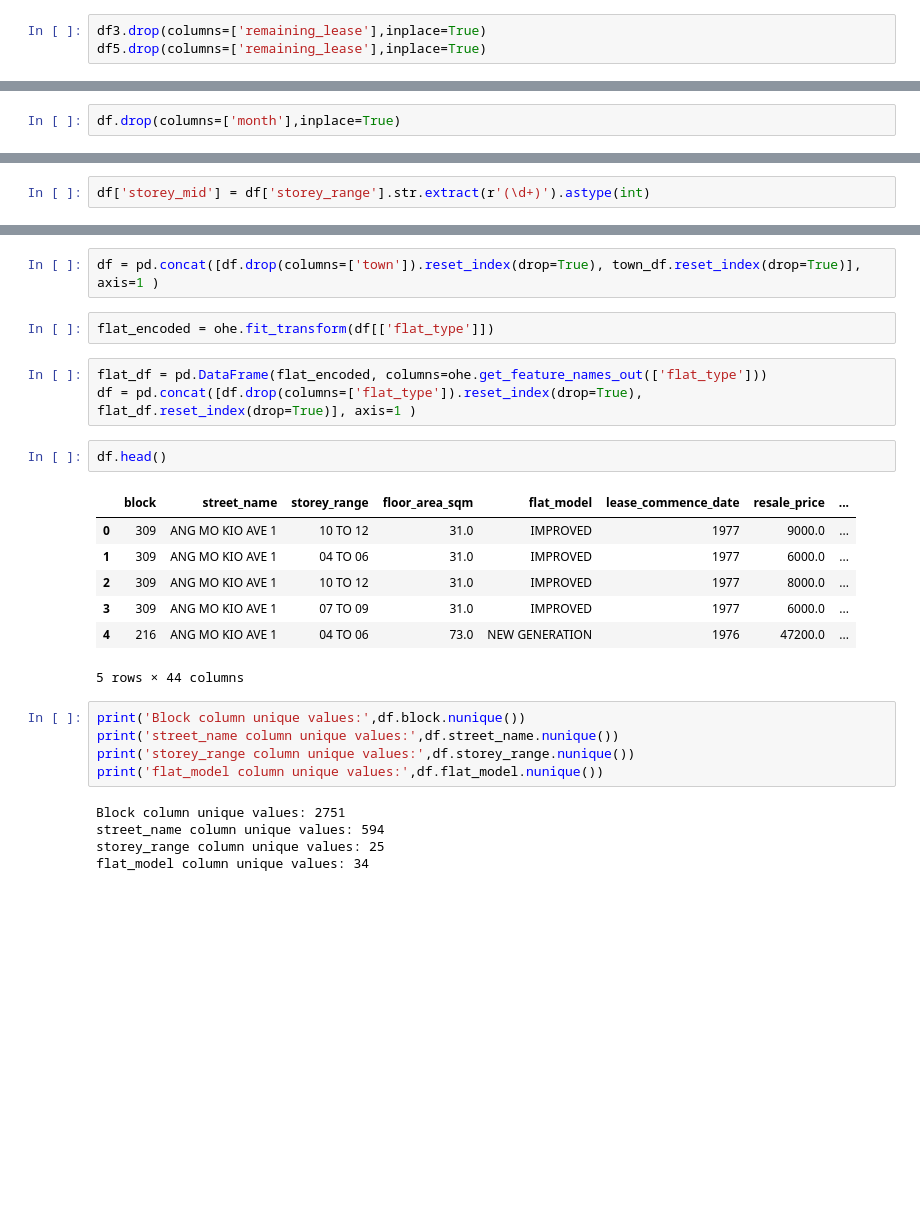
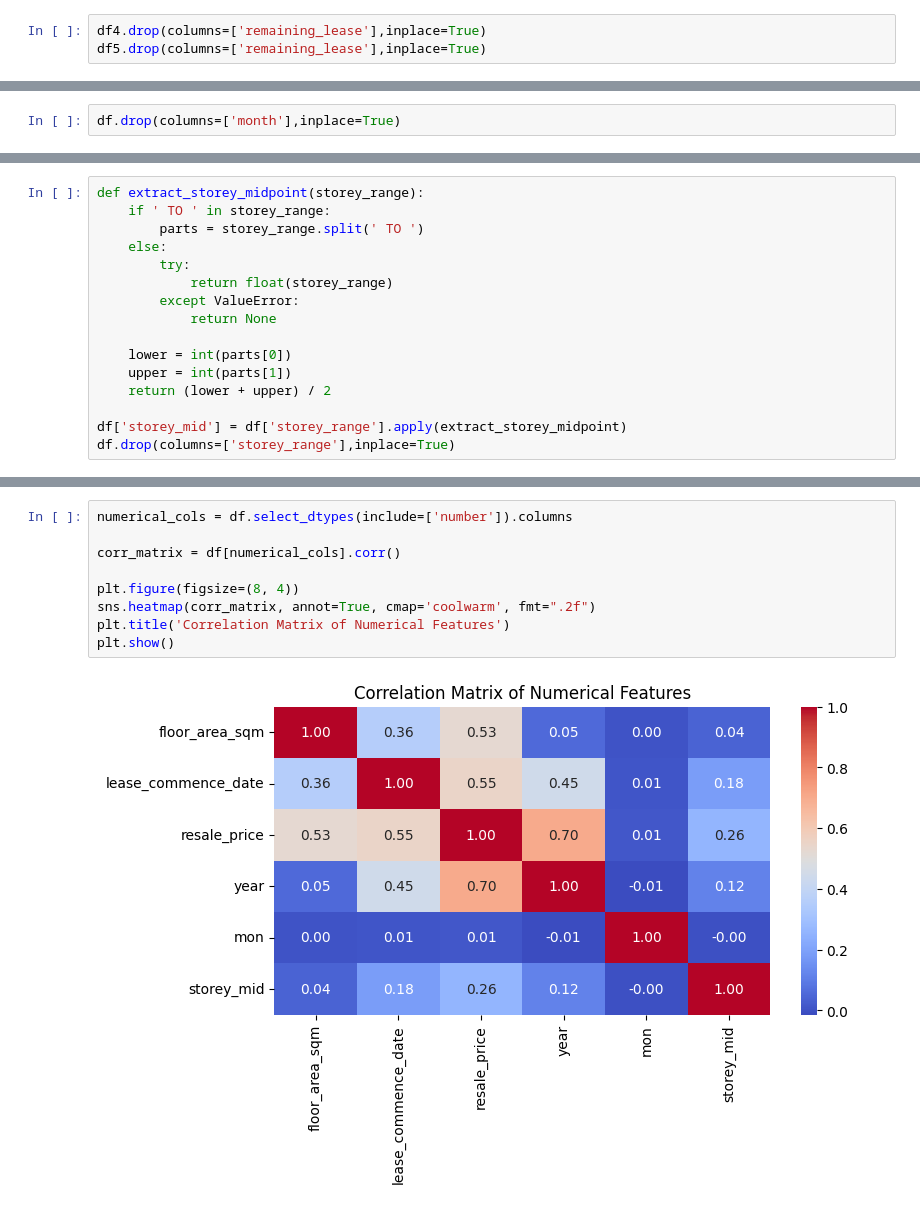
Before and after one commit to Subash0812/Singapore-Resale-Flat-Prices-Predicting, a Jupyter notebook: notebook.ipynb, the cells around one changed output, grey strips where cells are left out. Drawn from its saved outputs; the diff is of its cells as text; blank space fills up the shorter version.

```diff
--- a/notebook.ipynb
+++ b/notebook.ipynb
@@ -69,5 +63,5 @@ memory usage: 3.1 MB
 # %%
-df3.drop(columns=['remaining_lease'],inplace=True)
+df4.drop(columns=['remaining_lease'],inplace=True)
 df5.drop(columns=['remaining_lease'],inplace=True)
 # %%
 dfs = [df1,df2,df3,df4,df5]
@@ -146,2 +132,16 @@ memory usage: 325.0 MB
 # %%
-df['storey_mid'] = df['storey_range'].str.extract(r'(\d+)').astype(int)
+def extract_storey_midpoint(storey_range):
+    if ' TO ' in storey_range:
+        parts = storey_range.split(' TO ')
+    else:
+        try:
+            return float(storey_range)
+        except ValueError:
+            return None
+
+    lower = int(parts[0])
+    upper = int(parts[1])
+    return (lower + upper) / 2
+
+df['storey_mid'] = df['storey_range'].apply(extract_storey_midpoint)
+df.drop(columns=['storey_range'],inplace=True)
@@ -153,27 +148,11 @@ town_df = pd.DataFrame(town_encoded, columns=ohe.get_feature_names_out(['town'])
-# %%
-df = pd.concat([df.drop(columns=['town']).reset_index(drop=True), town_df.reset_index(drop=True)], axis=1 )
-# %%
-flat_encoded = ohe.fit_transform(df[['flat_type']])
-# %%
-flat_df = pd.DataFrame(flat_encoded, columns=ohe.get_feature_names_out(['flat_type']))
-df = pd.concat([df.drop(columns=['flat_type']).reset_index(drop=True), flat_df.reset_index(drop=True)], axis=1 )
-# %%
-df.head()
-# %% [output]
-|  | block | street_name | storey_range | floor_area_sqm | flat_model | lease_commence_date | resale_price | ... |
-| 0 | 309 | ANG MO KIO AVE 1 | 10 TO 12 | 31.0 | IMPROVED | 1977 | 9000.0 | ... |
-| 1 | 309 | ANG MO KIO AVE 1 | 04 TO 06 | 31.0 | IMPROVED | 1977 | 6000.0 | ... |
-| 2 | 309 | ANG MO KIO AVE 1 | 10 TO 12 | 31.0 | IMPROVED | 1977 | 8000.0 | ... |
-| 3 | 309 | ANG MO KIO AVE 1 | 07 TO 09 | 31.0 | IMPROVED | 1977 | 6000.0 | ... |
-| 4 | 216 | ANG MO KIO AVE 1 | 04 TO 06 | 73.0 | NEW GENERATION | 1976 | 47200.0 | ... |
-5 rows × 44 columns
-# %%
-print('Block column unique values:',df.block.nunique())
-print('street_name column unique values:',df.street_name.nunique())
-print('storey_range column unique values:',df.storey_range.nunique())
-print('flat_model column unique values:',df.flat_model.nunique())
-# %% [output]
-Block column unique values: 2751
-street_name column unique values: 594
-storey_range column unique values: 25
-flat_model column unique values: 34
+# %%
+numerical_cols = df.select_dtypes(include=['number']).columns
+
+corr_matrix = df[numerical_cols].corr()
+
+plt.figure(figsize=(8, 4))
+sns.heatmap(corr_matrix, annot=True, cmap='coolwarm', fmt=".2f")
+plt.title('Correlation Matrix of Numerical Features')
+plt.show()
+# %% [output]
+[figure, added]
```
Also changed, not shown: parts of 36 cells of this notebook.
